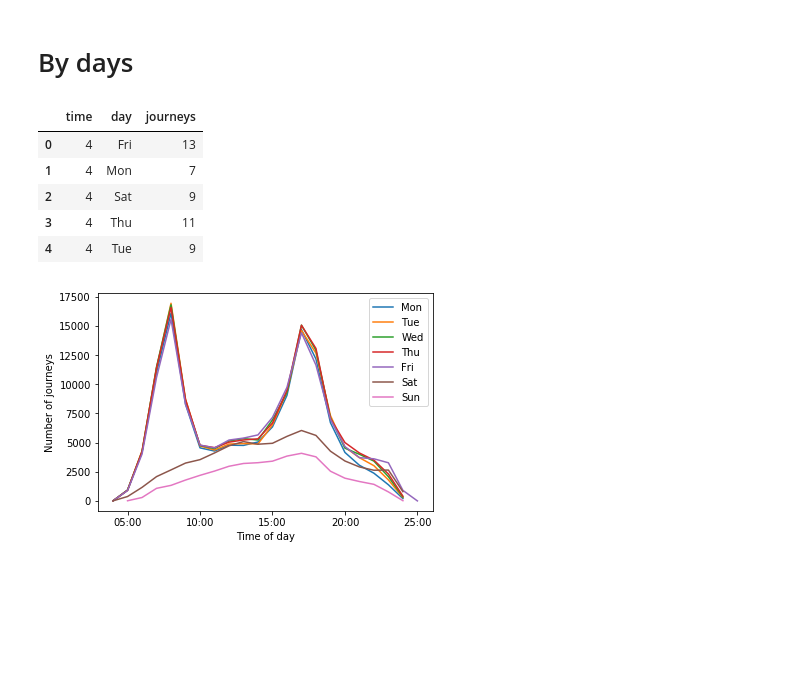
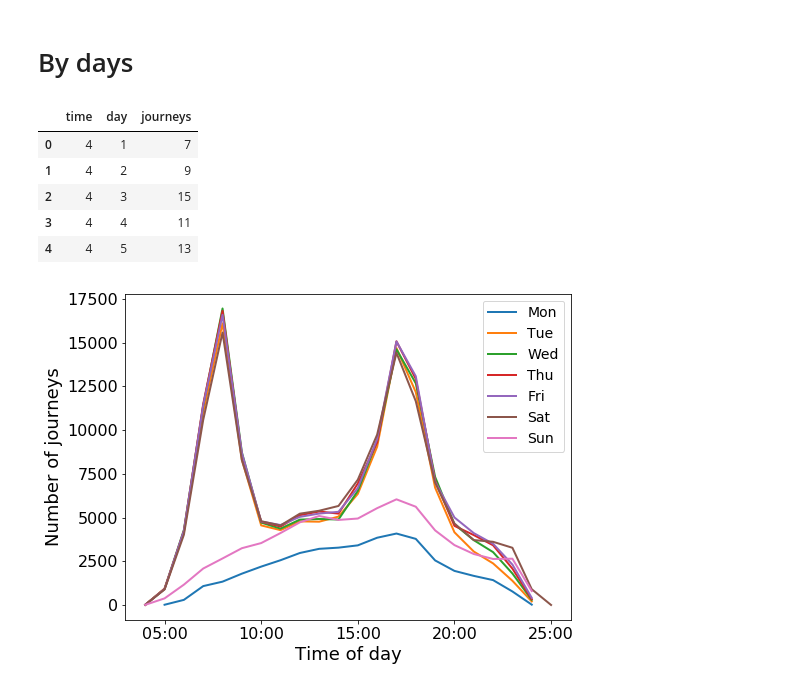
Before and after one commit to joshuablake/Temporal-metapop-epidemic-London-, a Jupyter notebook: src/TFL data.ipynb, the cells around one changed output. Drawn from its saved outputs; the diff is of its cells as text; code cells hidden in the pictures; blank space fills up the shorter version.

Commit message:
Produce graphs for dissertation

```diff
--- a/src/TFL data.ipynb
+++ b/src/TFL data.ipynb
@@ -154,25 +182,38 @@ complete_journeys.shape[0]
 # %% [markdown]
 # By days
 # %%
-by_day_time = complete_journeys.groupby(('EntTimeHHMM', 'daytype')).size()
+by_day_time = complete_journeys.groupby(('EntTimeHHMM', 'downo')).size()
 by_day_time = by_day_time.reset_index()
 by_day_time.columns = ['time', 'day', 'journeys']
 by_day_time['time'] = pandas.to_numeric(by_day_time['time'])
+by_day_time['day'] -= 1
 by_day_time.head()
 # %% [output]
 |  | time | day | journeys |
-| 0 | 4 | Fri | 13 |
-| 1 | 4 | Mon | 7 |
-| 2 | 4 | Sat | 9 |
-| 3 | 4 | Thu | 11 |
-| 4 | 4 | Tue | 9 |
+| 0 | 4 | 1 | 7 |
+| 1 | 4 | 2 | 9 |
+| 2 | 4 | 3 | 15 |
+| 3 | 4 | 4 | 11 |
+| 4 | 4 | 5 | 13 |
+# %%
+plt.rcParams['savefig.dpi'] = 300
+plt.rcParams['figure.autolayout'] = False
+plt.rcParams['figure.figsize'] = 8, 6
+plt.rcParams['axes.labelsize'] = 18
+plt.rcParams['axes.titlesize'] = 20
+plt.rcParams['font.size'] = 16
+plt.rcParams['lines.linewidth'] = 2.0
+plt.rcParams['lines.markersize'] = 8
+plt.rcParams['legend.fontsize'] = 14
+plt.rcParams['pgf.rcfonts'] = False
 # %%
 ax = plt.subplot(xlabel='Time of day', ylabel='Number of journeys',)
-for day in ('Mon', 'Tue', 'Wed', 'Thu', 'Fri', 'Sat', 'Sun'):
-    dat = by_day_time[by_day_time['day']==day]
+for daynum, day in enumerate(['Mon', 'Tue', 'Wed', 'Thu', 'Fri', 'Sat', 'Sun']):
+    dat = by_day_time[by_day_time['day']==daynum]
     dat.plot(x='time', y='journeys', ax=ax, label=day)
 
 ax.set_xlabel('Time of day')
 ax.set_xticklabels(['{:0>2}:00'.format(int(x)) for x in ax.get_xticks()]);
+plt.savefig('../../diss/journeyTime.pgf')
 # %% [output]
-[figure, old version]
+[figure, new version]
```
Also changed, not shown: parts of 4 cells of this notebook.
